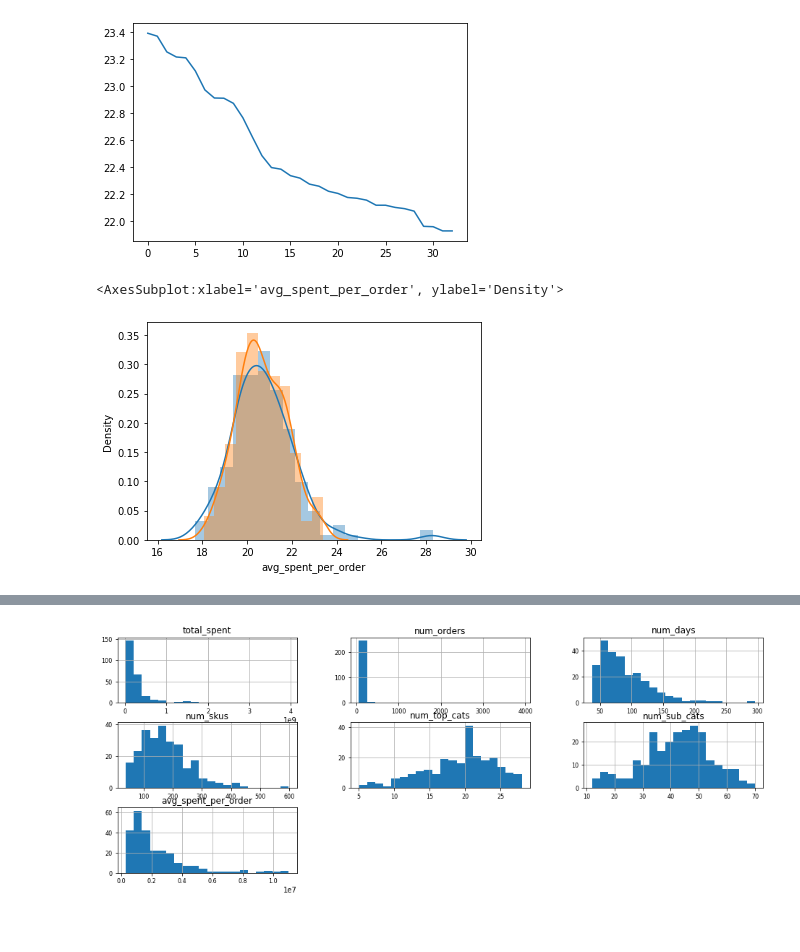
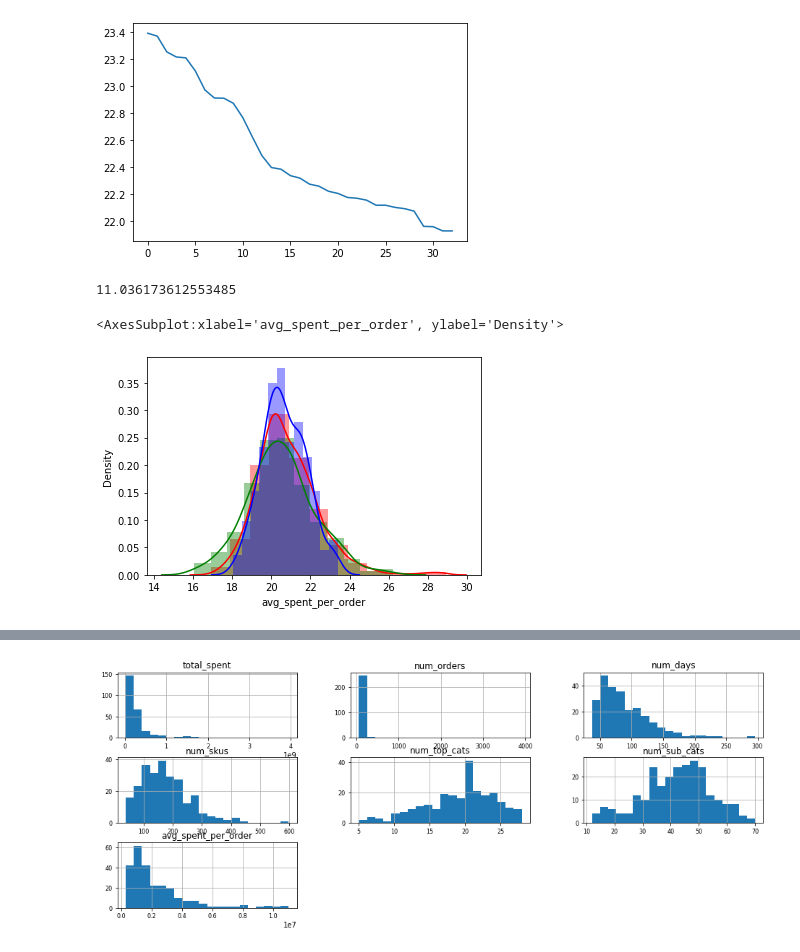
Before and after one commit to yingli/datasciencelifecycle, a Jupyter notebook: sample_code/NB05.ipynb, the cells around one changed output, grey strips where cells are left out. Cells and saved outputs as stored; diff of their text form; code cells hidden in the pictures.

```diff
--- a/sample_code/NB05.ipynb
+++ b/sample_code/NB05.ipynb
@@ -256,10 +260,18 @@ merchants250.avg_spent_per_order.sort_values(ascending=False).reset_index(drop=T
 # %% [output]
 <AxesSubplot:>
 [figure]
+# %%
+math.log(2100,2)
+# %% [output]
+11.036173612553485
 # %%
-sns.distplot(merchants10.avg_spent_per_order.apply(lambda x: math.log(x,2)))
-sns.distplot(merchants250.avg_spent_per_order.apply(lambda x: math.log(x,2)))
+from turtle import color
+
+
+sns.distplot(merchants.avg_spent_per_order.apply(lambda x: math.log(x,2)),bins=12,color='red')
+sns.distplot(merchants10.avg_spent_per_order.apply(lambda x: math.log(x,2)),bins=12,color='green')
+sns.distplot(merchants250.avg_spent_per_order.apply(lambda x: math.log(x,2)),bins=12,color='blue')
 # %% [output]
 <AxesSubplot:xlabel='avg_spent_per_order', ylabel='Density'>
-[figure, old version]
+[figure, new version]
 # %%
```
Also changed, not shown: parts of 12 cells of this notebook.
